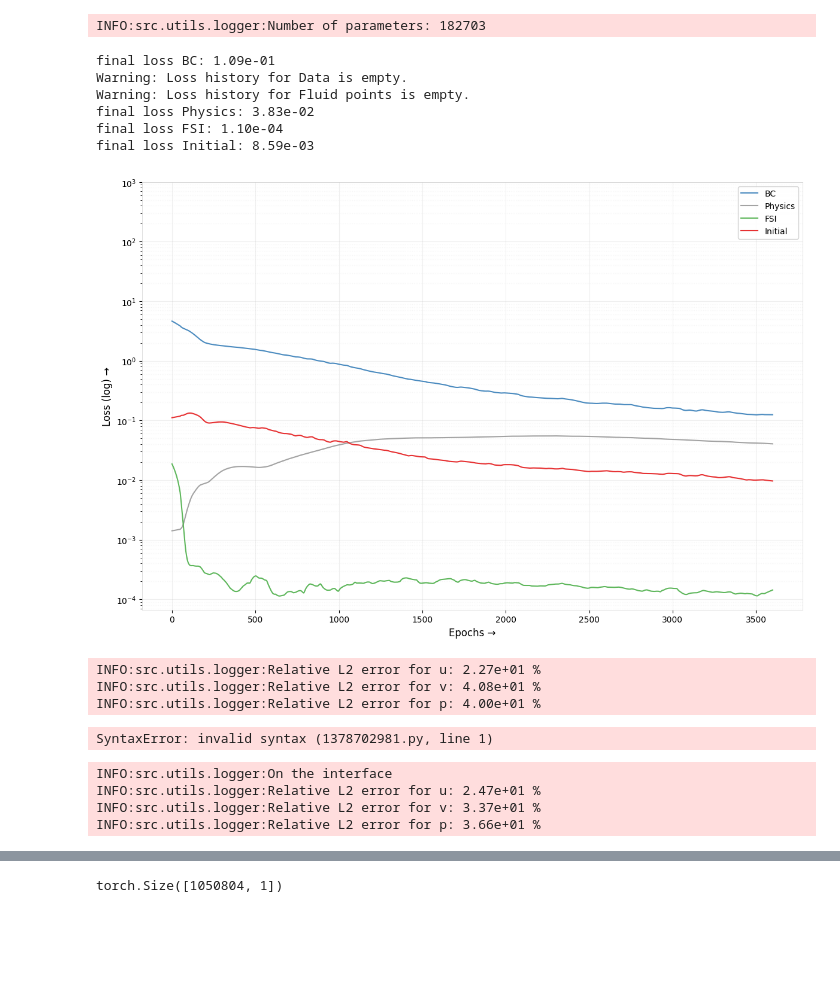
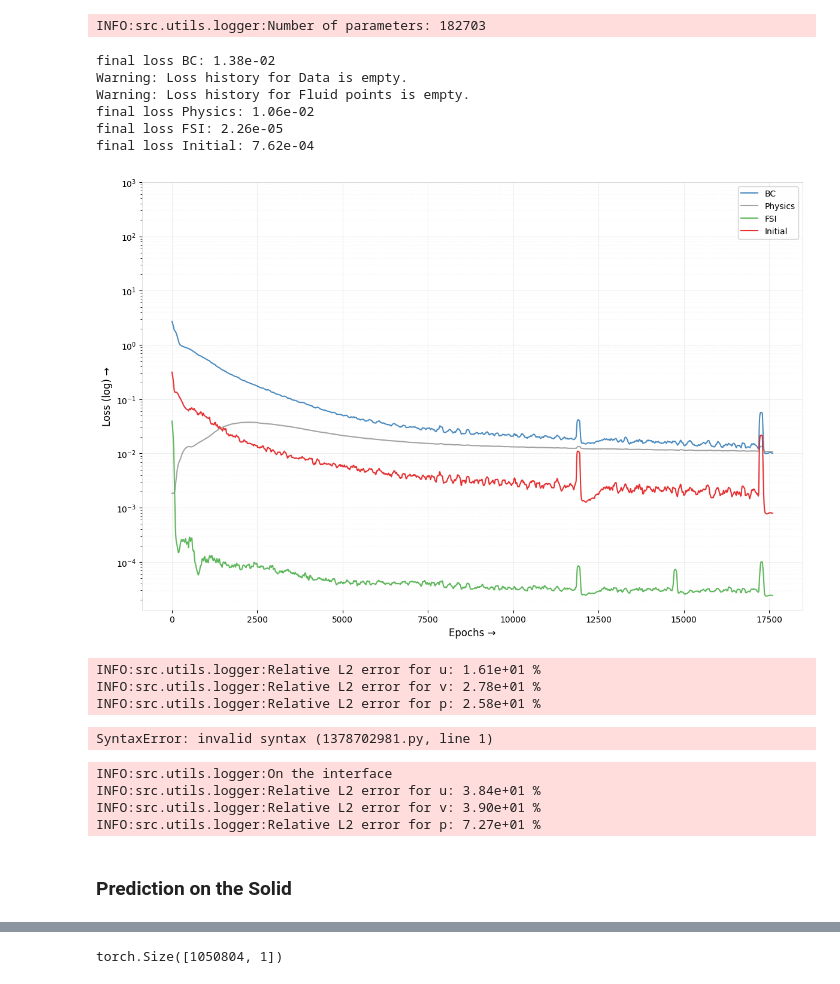
Before and after one commit to afrah/pinn_fsi_ibm, a Jupyter notebook: src/notebook/m2_mlp_testing.ipynb, the cells around one changed output, grey strips where cells are left out. Cells and saved outputs as stored; diff of their text form; code cells hidden in the pictures; blank space fills up the shorter version.

```diff
--- a/src/notebook/m2_mlp_testing.ipynb
+++ b/src/notebook/m2_mlp_testing.ipynb
@@ -77,40 +74,41 @@ INFO:src.utils.logger:./checkpoints/testing/2025-08-18_14-37-32-564328
 GPU memory cleared!
 # %%
-model_path = "./checkpoints/2025-08-17_20-59-34-456463/model.pth"#"./checkpoints/2025-08-17_00-29-12-363506/model.pth"#"./checkpoints/2025-08-17_00-25-12-195486/model.pth"#"./checkpoints/2025-08-16_18-14-52-209563/model.pth"#"./checkpoints/2025-08-15_19-40-16-627572/model.pth" #./checkpoints/2025-08-15_14-35-00-873250/model.pth
-model_state = torch.load(model_path)
+model_path = "./checkpoints/2025-08-19_03-45-33-735120/model.pth"#"./checkpoints/2025-08-17_00-29-12-363506/model.pth"#"./checkpoints/2025-08-17_00-25-12-195486/model.pth"#"./checkpoints/2025-08-16_18-14-52-209563/model.pth"#"./checkpoints/2025-08-15_19-40-16-627572/model.pth" #./checkpoints/2025-08-15_14-35-00-873250/model.pth
+
+model_state = torch.load(model_path, map_location=config["device"])
 
 if model_state["solver"] == "mlp":
     fluid_model = MLP(model_state["fluid_network"]).to(config["device"])
     solid_model = MLP(model_state["fluid_network"]).to(config["device"])
 else:
     fluid_model = KAN(model_state["fluid_network"]).to(config["device"])
     solid_model = KAN(model_state["fluid_network"]).to(config["device"])
 
 
 fluid_model.load_state_dict(model_state["fluid_model_state_dict"])
 solid_model.load_state_dict(model_state["fluid_model_state_dict"])
 
 fluid_model.eval()
 solid_model.eval()
 
 logger.print(
     f"Number of parameters: {sum(p.numel() for p in fluid_model.parameters())}"
 )
 
 loss_history = model_state["loss_history"]
 
 save_path = os.path.join(logger.get_output_dir(), "loss_history_M1.png")
 
 plot_M1_loss_history(loss_history, save_path, y_max=1000, y_min=0, figsize=(12, 8))
 # %% [output]
 INFO:src.utils.logger:Number of parameters: 182703
-final loss BC: 1.09e-01
+final loss BC: 1.38e-02
 Warning: Loss history for Data is empty.
 Warning: Loss history for Fluid points is empty.
-final loss Physics: 3.83e-02
-final loss FSI: 1.10e-04
-final loss Initial: 8.59e-03
+final loss Physics: 1.06e-02
+final loss FSI: 2.26e-05
+final loss Initial: 7.62e-04
-[figure, old version]
+[figure, new version]
 # %%
 
 
@@ -155,7 +153,7 @@ logger.print(f"Relative L2 error for u: {rel_u_l2_error:.2e} %")
 logger.print(f"Relative L2 error for v: {rel_v_l2_error:.2e} %")
 logger.print(f"Relative L2 error for p: {rel_p_l2_error:.2e} %")
 # %% [output]
-INFO:src.utils.logger:Relative L2 error for u: 2.27e+01 %
-INFO:src.utils.logger:Relative L2 error for v: 4.08e+01 %
-INFO:src.utils.logger:Relative L2 error for p: 4.00e+01 %
+INFO:src.utils.logger:Relative L2 error for u: 1.61e+01 %
+INFO:src.utils.logger:Relative L2 error for v: 2.78e+01 %
+INFO:src.utils.logger:Relative L2 error for p: 2.58e+01 %
 # %%
@@ -176,9 +174,9 @@ with torch.no_grad():
         solid_model(
             torch.cat(
                 [
-                    torch.tensor(solid[:, 0:1], dtype=torch.float32),
-                    torch.tensor(solid[:, 1:2], dtype=torch.float32),
-                    torch.tensor(solid[:, 2:3], dtype=torch.float32),
+                    torch.tensor(interface[:, 0:1], dtype=torch.float32),
+                    torch.tensor(interface[:, 1:2], dtype=torch.float32),
+                    torch.tensor(interface[:, 2:3], dtype=torch.float32),
                 ],
                 dim=1,
             ).squeeze(1)
@@ -194,7 +192,7 @@ logger.print(f"On the interface")
 
 rel_u_l2_error = (
     np.sqrt(
-        np.mean((u_pred_interface_m1 - np.array(solid[:, 3:4])) ** 2)
+        np.mean((u_pred_interface_m1 - np.array(interface[:, 3:4])) ** 2)
         / np.mean(np.array(interface[:, 3:4]) ** 2)
     )
     * 100
@@ -202,7 +200,7 @@ rel_u_l2_error = (
 
 rel_v_l2_error = (
     np.sqrt(
-        np.mean((v_pred_interface_m1 - np.array(solid[:, 4:5])) ** 2)
+        np.mean((v_pred_interface_m1 - np.array(interface[:, 4:5])) ** 2)
         / np.mean(np.array(interface[:, 4:5]) ** 2)
     )
     * 100
@@ -210,7 +208,7 @@ rel_v_l2_error = (
 
 rel_p_l2_error = (
     np.sqrt(
-        np.mean((p_pred_interface_m1 - np.array(solid[:, 5:6])) ** 2)
+        np.mean((p_pred_interface_m1 - np.array(interface[:, 5:6])) ** 2)
         / np.mean(np.array(interface[:, 5:6]) ** 2)
     )
     * 100
@@ -222,8 +220,8 @@ logger.print(f"Relative L2 error for v: {rel_v_l2_error:.2e} %")
 logger.print(f"Relative L2 error for p: {rel_p_l2_error:.2e} %")
 # %% [output]
 INFO:src.utils.logger:On the interface
-INFO:src.utils.logger:Relative L2 error for u: 2.47e+01 %
-INFO:src.utils.logger:Relative L2 error for v: 3.37e+01 %
-INFO:src.utils.logger:Relative L2 error for p: 3.66e+01 %
+INFO:src.utils.logger:Relative L2 error for u: 3.84e+01 %
+INFO:src.utils.logger:Relative L2 error for v: 3.90e+01 %
+INFO:src.utils.logger:Relative L2 error for p: 7.27e+01 %
 # %%
 INFO:src.utils.logger:On the interface
@@ -232,0 +231,2 @@ INFO:src.utils.logger:Relative L2 error for p: 4.06e+01 %
+# %% [markdown]
+### Prediction on the Solid
```
Also changed, not shown: parts of 8 cells of this notebook, 24 other files.
